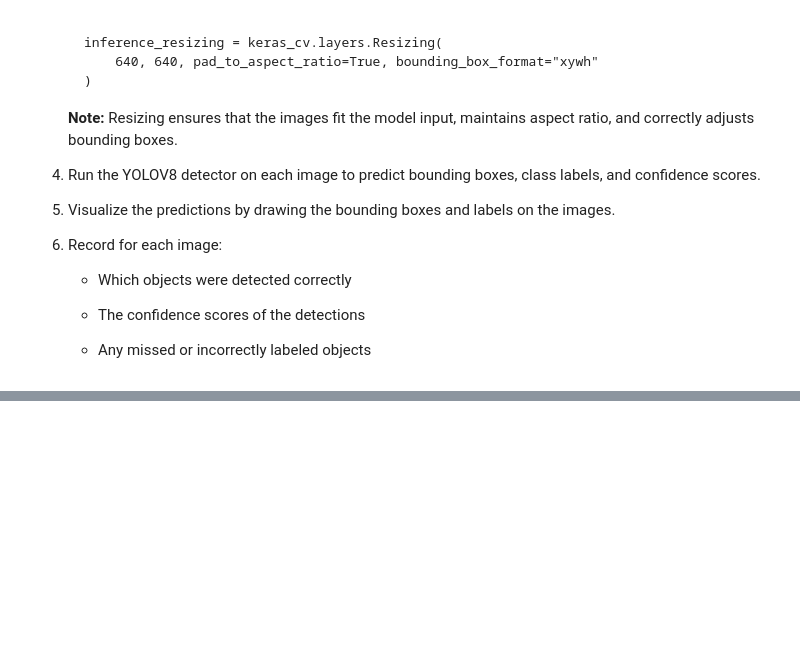
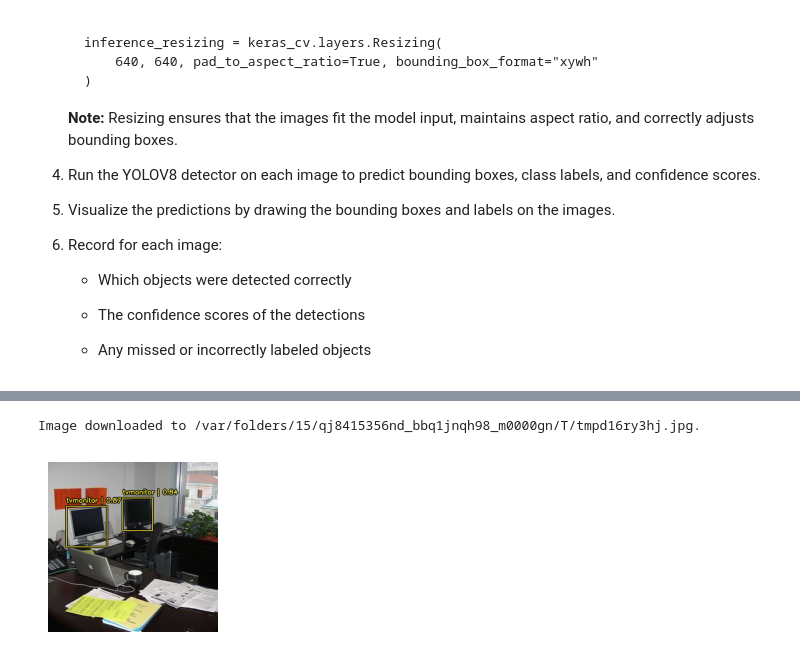
Before and after one commit to nbamardouf-source/arti560-computer-vision-labs, a Jupyter notebook: lab04-object-detection/lab04-object-detection-exercise.ipynb, the cells around one changed output, grey strips where cells are left out. Drawn from its saved outputs; the diff is of its cells as text; code cells hidden in the pictures; blank space fills up the shorter version.

```diff
--- a/lab04-object-detection/lab04-object-detection-exercise.ipynb
+++ b/lab04-object-detection/lab04-object-detection-exercise.ipynb
@@ -143,0 +195,5 @@ keras_cv.visualization.plot_bounding_box_gallery(
+# %%
+pred1 = run_one_image(image_urls[1])
+# %% [output]
+Image downloaded to /var/folders/15/qj8415356nd_bbq1jnqh98_m0000gn/T/tmpd16ry3hj.jpg.
+[figure, added]
```
Also changed, not shown: parts of 13 cells of this notebook.
